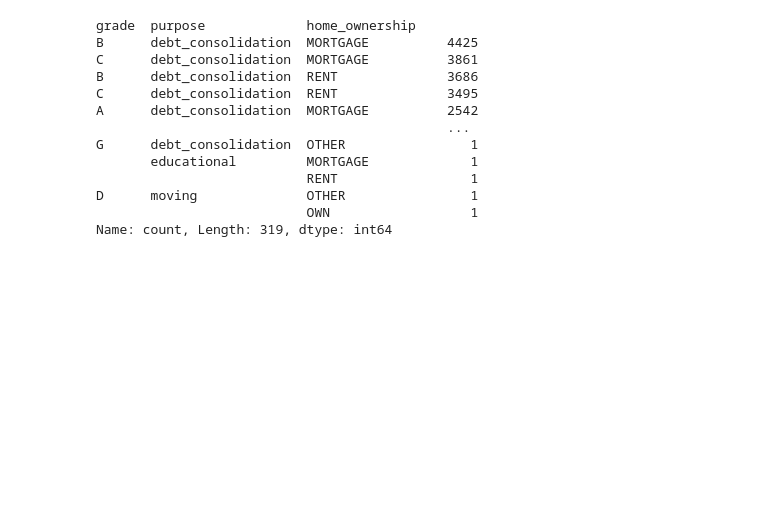
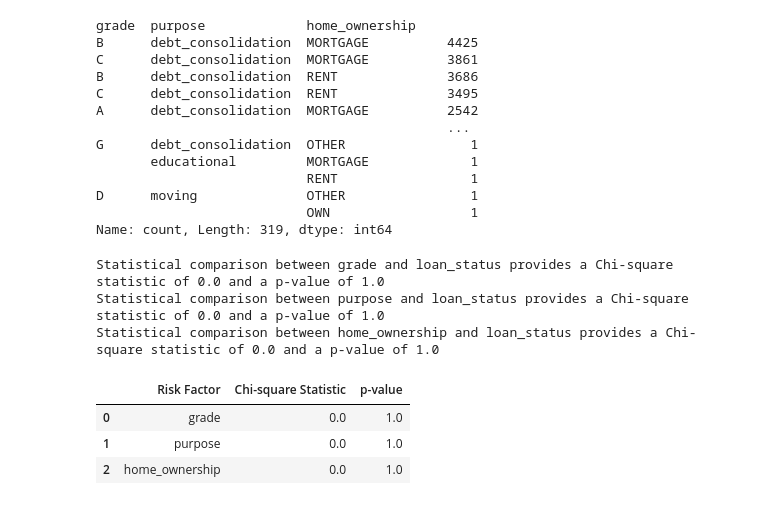
Before and after one commit to julienhvillemur/exploratory-data-analysis---customer-loans-in-finance561, a Jupyter notebook: data_analysis.ipynb, the cells around one changed output. Saved outputs shown, nothing was run; the diff lists cells and outputs as text; code cells hidden in the pictures; blank space fills up the shorter version.

Commit message:
This completes the chi-square function.

```diff
--- a/data_analysis.ipynb
+++ b/data_analysis.ipynb
@@ -166,11 +166,23 @@ Name: count, Length: 319, dtype: int64
 # %%
 import pandas as pd
 from scipy.stats import chi2_contingency
 
-def chi_squared_test(customer_type, risk_factors):
+def chi_square_test(customer_type, risk_factors):
     statistics = pd.DataFrame(columns=['Risk Factor', 'Chi-square Statistic', 'p-value'])
     for risk_column in risk_factors:
-        contingency_table = pd.crosstab(customer_type['loan_status'], customer_type['risk_column'])
+        contingency_table = pd.crosstab(customer_type['loan_status'], customer_type[risk_column])
         chi2, p, dof, expected = chi2_contingency(contingency_table)
         print(f"Statistical comparison between {risk_column} and loan_status provides a Chi-square statistic of {chi2} and a p-value of {p}")
-        statistics = [risk_column, chi2, p]
+        new_row = [{'Risk Factor': risk_column, 'Chi-square Statistic': chi2, 'p-value': p}]
+        statistics.loc[len(statistics.index)] = [risk_column, chi2, p]
+    return statistics
+
+chi_square_test(on_track_loans, risk_factors)
+# %% [output]
+Statistical comparison between grade and loan_status provides a Chi-square statistic of 0.0 and a p-value of 1.0
+Statistical comparison between purpose and loan_status provides a Chi-square statistic of 0.0 and a p-value of 1.0
+Statistical comparison between home_ownership and loan_status provides a Chi-square statistic of 0.0 and a p-value of 1.0
+|  | Risk Factor | Chi-square Statistic | p-value |
+| 0 | grade | 0.0 | 1.0 |
+| 1 | purpose | 0.0 | 1.0 |
+| 2 | home_ownership | 0.0 | 1.0 |
```
